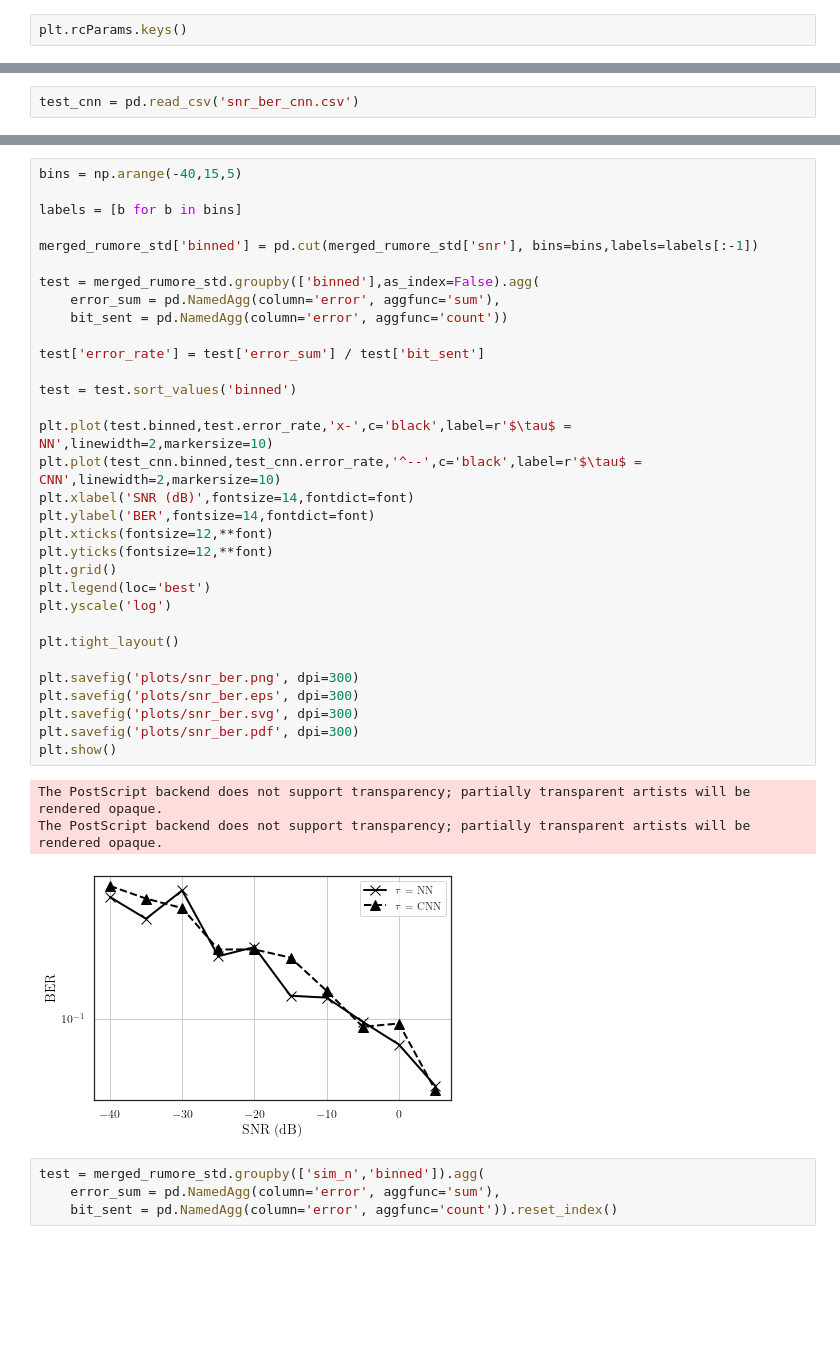
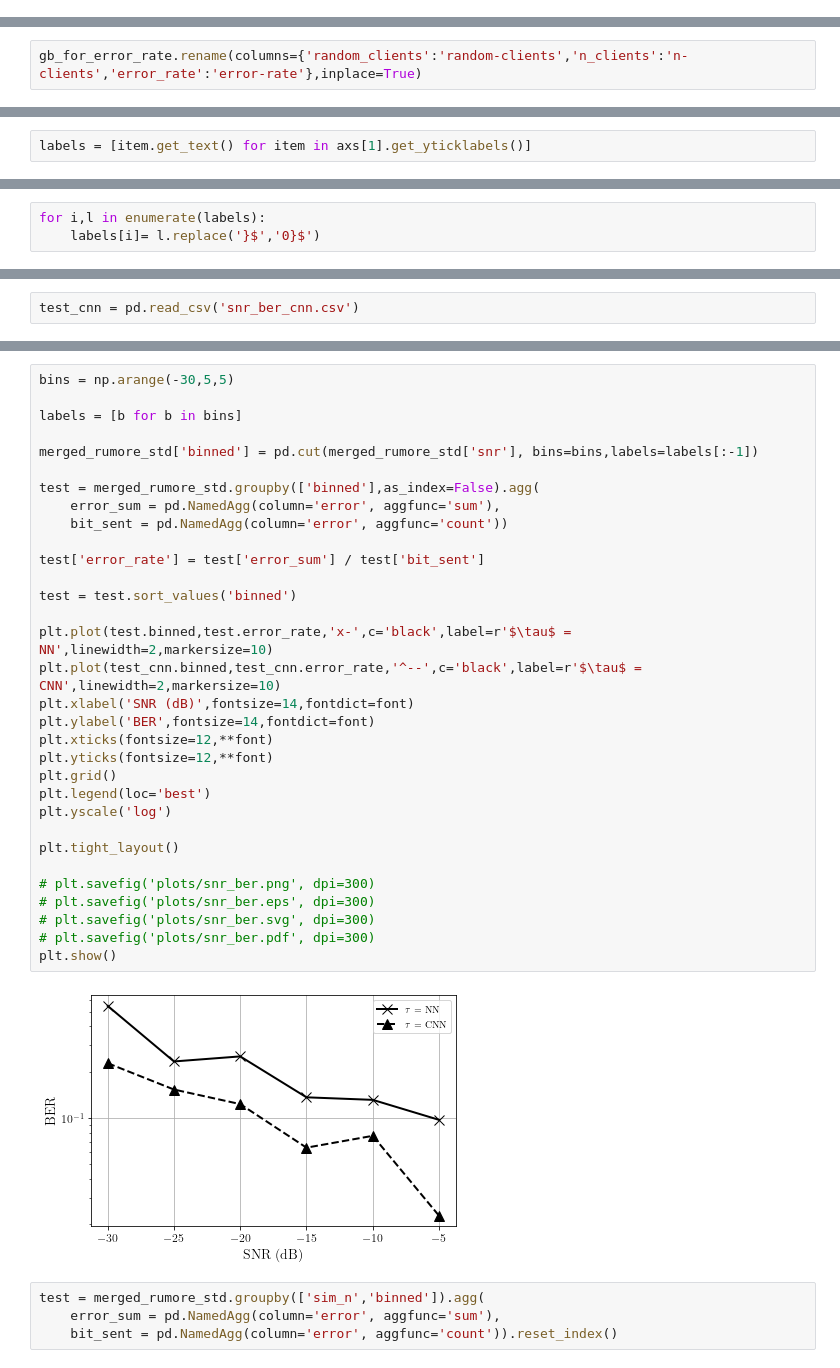
Before and after one commit to IMTAltiStudiLucca/mentalist, a Jupyter notebook: src/plotting.ipynb, the cells around one changed output, grey strips where cells are left out. Saved outputs shown, nothing was run; the diff lists cells and outputs as text; blank space fills up the shorter version.

```diff
--- a/src/plotting.ipynb
+++ b/src/plotting.ipynb
@@ -239,5 +258,3 @@ gb_for_error_rate['error_rate'] =  gb_for_error_rate['error']/(gb_for_error_rate
 import matplotlib.pyplot as plt
 # %%
 gb_for_error_rate = gb_for_error_rate.astype({'sim_n':int})
-# %%
-plt.rcParams.keys()
@@ -308,2 +316,4 @@ plt.tight_layout()
 # %%
 gb_for_error_rate.to_csv('error_rate_nn.csv',index=False)
+# %%
+gb_for_error_rate.rename(columns={'random_clients':'random-clients','n_clients':'n-clients','error_rate':'error-rate'},inplace=True)
@@ -309,0 +398,2 @@ gb_for_error_rate.to_csv('error_rate_nn.csv',index=False)
+# %%
+labels = [item.get_text() for item in axs[1].get_yticklabels()]
@@ -309,0 +402,3 @@ gb_for_error_rate.to_csv('error_rate_nn.csv',index=False)
+# %%
+for i,l in enumerate(labels):
+    labels[i]= l.replace('}$','0}$')
@@ -1050,39 +1212,37 @@ test.sort_values('error_rate',ascending=False)
 # %%
-bins = np.arange(-40,15,5)
+bins = np.arange(-30,5,5)
 
 labels = [b for b in bins]
 
 merged_rumore_std['binned'] = pd.cut(merged_rumore_std['snr'], bins=bins,labels=labels[:-1])
 
 test = merged_rumore_std.groupby(['binned'],as_index=False).agg(
     error_sum = pd.NamedAgg(column='error', aggfunc='sum'),
     bit_sent = pd.NamedAgg(column='error', aggfunc='count'))
 
 test['error_rate'] = test['error_sum'] / test['bit_sent']
 
 test = test.sort_values('binned')
 
 plt.plot(test.binned,test.error_rate,'x-',c='black',label=r'$\tau$ = NN',linewidth=2,markersize=10)
 plt.plot(test_cnn.binned,test_cnn.error_rate,'^--',c='black',label=r'$\tau$ = CNN',linewidth=2,markersize=10)
 plt.xlabel('SNR (dB)',fontsize=14,fontdict=font)
 plt.ylabel('BER',fontsize=14,fontdict=font)
 plt.xticks(fontsize=12,**font)
 plt.yticks(fontsize=12,**font)
 plt.grid()
 plt.legend(loc='best')
 plt.yscale('log')
 
 plt.tight_layout()
 
-plt.savefig('plots/snr_ber.png', dpi=300)
-plt.savefig('plots/snr_ber.eps', dpi=300)
-plt.savefig('plots/snr_ber.svg', dpi=300)
-plt.savefig('plots/snr_ber.pdf', dpi=300)
+# plt.savefig('plots/snr_ber.png', dpi=300)
+# plt.savefig('plots/snr_ber.eps', dpi=300)
+# plt.savefig('plots/snr_ber.svg', dpi=300)
+# plt.savefig('plots/snr_ber.pdf', dpi=300)
 plt.show()
 # %% [output]
-The PostScript backend does not support transparency; partially transparent artists will be rendered opaque.
-The PostScript backend does not support transparency; partially transparent artists will be rendered opaque.
-[figure, old version]
+[figure, new version]
 # %%
 test = merged_rumore_std.groupby(['sim_n','binned']).agg(
     error_sum = pd.NamedAgg(column='error', aggfunc='sum'),
```
Also changed, not shown: parts of 133 cells of this notebook, 1 other file.
